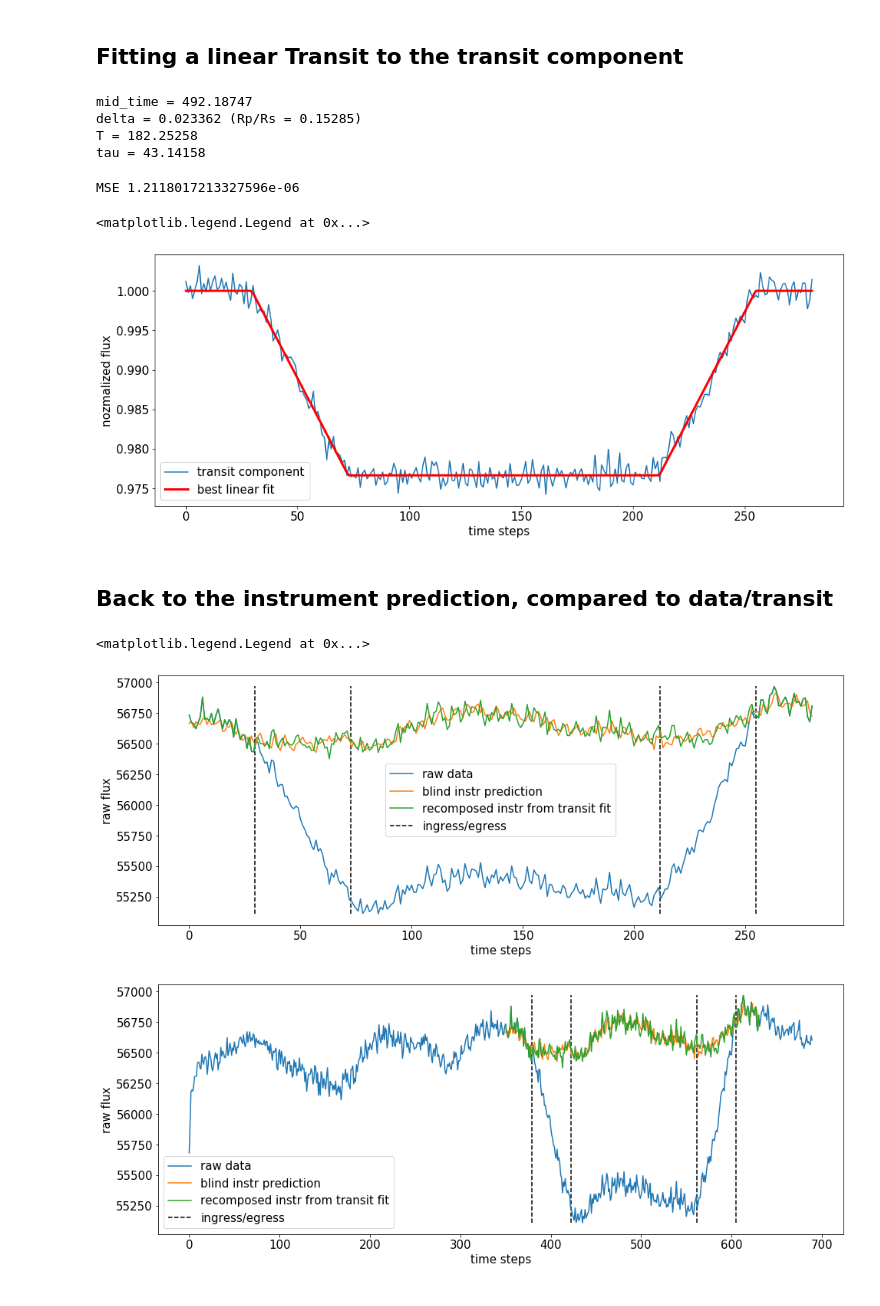
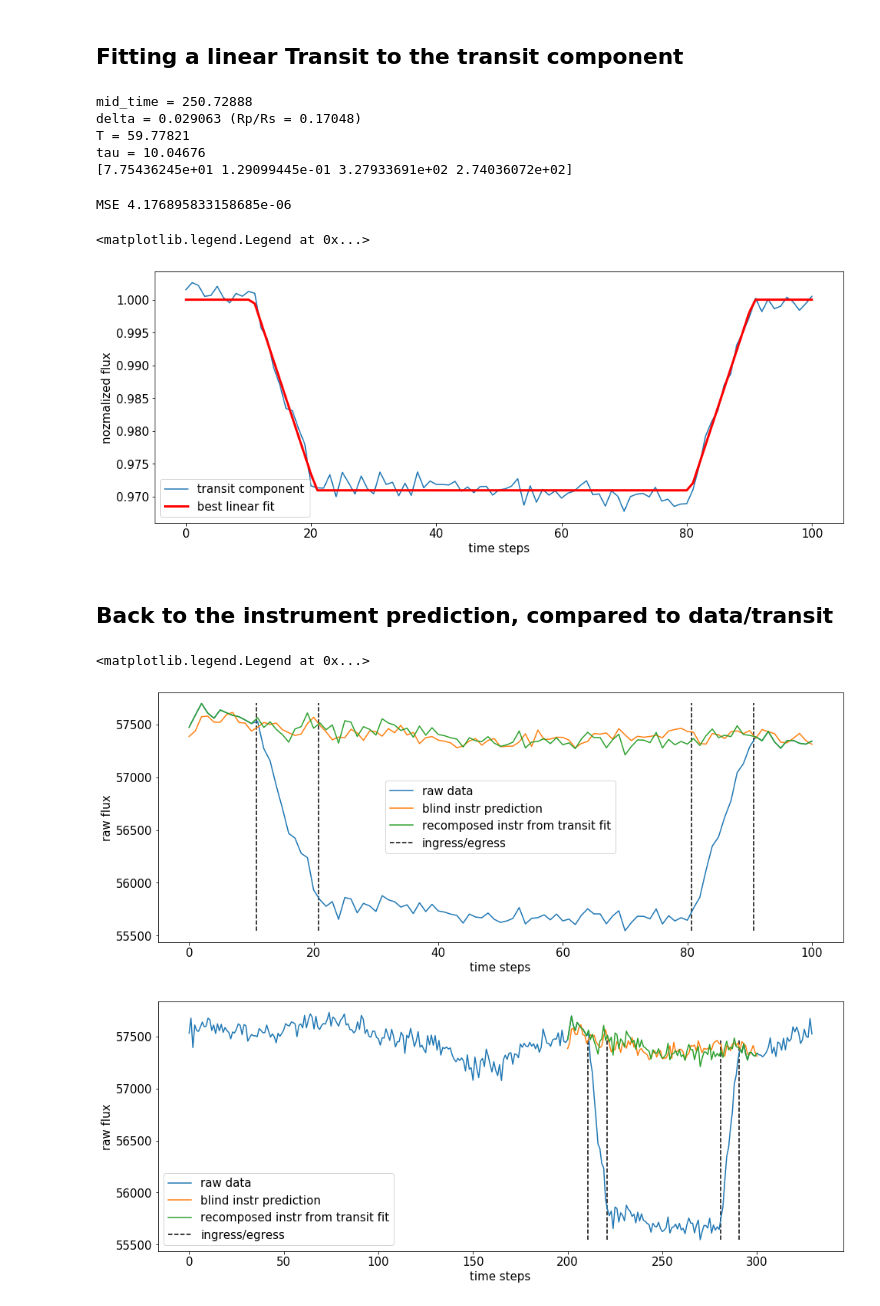
Before and after one commit to ucl-exoplanets/deepARTransit, a Jupyter notebook: deepartransit/notebooks/00_fitting_predictions.ipynb, the cells around one changed output. Drawn from its saved outputs; the diff is of its cells as text; code cells hidden in the pictures.

```diff
--- a/deepartransit/notebooks/00_fitting_predictions.ipynb
+++ b/deepartransit/notebooks/00_fitting_predictions.ipynb
@@ -30,6 +30,7 @@ project_button = widgets.Dropdown(
 
 experiment_button = widgets.Dropdown(
     options=[os.path.join('deeparsys_fulltime'),
+             os.path.join('cobweb', 'deeparsys_dev'),
              os.path.join('cobweb', 'deeparsys_fulltime'),
              os.path.join('cobweb', 'deepartrans_fulltime'),
              os.path.join('cobweb', 'rlc', 'deeparsys_nocov'),
@@ -88,2 +88,5 @@ FileNotFoundError: [Errno 2] No such file or directory: './deepartransit/experim
+# %%
+# select an observation if several
+obs = 0
 # %% [markdown]
 ## NN prediction = interpolation traces
@@ -149,26 +154,28 @@ plt.legend()
 from utils.transit import LinearTransit
 time_array = np.arange(config.pretrans_length, config.pretrans_length + config.trans_length+1)
 transit = LinearTransit(time_array)
-transit.fit(transit_component)
+transit.fit(np.expand_dims(transit_component[obs,:],0))
 #(t_c, delta, T, tau) = fit_transit_linear(transit_component, repeat = width**2, time_array=time_array)
 (t_c, delta, T, tau) = transit.transit_pars
 print('mid_time = {:0.5f}'.format(t_c))
 print('delta = {:0.6f} (Rp/Rs = {:0.5f})'.format(delta, np.sqrt(delta)))
 print('T = {:0.5f}'.format(T))
 print('tau = {:0.5f}'.format(tau))
+print(np.sqrt(np.diag(transit.pcov)))
 # %% [output]
-mid_time = 492.18747
-delta = 0.023362 (Rp/Rs = 0.15285)
-T = 182.25258
-tau = 43.14158
+mid_time = 250.72888
+delta = 0.029063 (Rp/Rs = 0.17048)
+T = 59.77821
+tau = 10.04676
+[7.75436245e+01 1.29099445e-01 3.27933691e+02 2.74036072e+02]
 # %%
 # More transit params
-t1 = t_c - T/2 - tau/2  # Beginning of ingress
-t2 = t_c - T/2 + tau/2  # End of ingress
-t3 = t_c + T/2 - tau/2  # Beginning of egress
-t4 = t_c + T/2 + tau/2  # End of egress
+t1 = t_c - T/2 - tau  # Beginning of ingress
+t2 = t_c - T/2   # End of ingress
+t3 = t_c + T/2  # Beginning of egress
+t4 = t_c + T/2 + tau  # End of egress
 # %%
-grid = plotting.plot_mozaic(transit_component.T.reshape(-1, width, width), label='transit component')
+grid = plotting.plot_mozaic(transit_component[0].T.reshape(-1, width, width), label='transit component')
 transit_fit_moz = np.expand_dims(transit.flux, -1).repeat(width**2, -1)
 plotting.plot_mozaic(transit_fit_moz.reshape(-1,width, width),
                      grid=grid, label='best linear fit', color='red', linewidth=3)
@@ -177,41 +184,41 @@ plt.xlabel('time steps')
 plt.ylabel('nozmalized flux')
 plt.legend()
 # %% [output]
-MSE 1.2118017213327596e-06
+MSE 4.176895833158685e-06
 <matplotlib.legend.Legend at 0x...>
-[figure, old version]
+[figure, new version]
 # %% [markdown]
 ## Back to the instrument prediction, compared to data/transit
 # %%
-plt.plot(plc_trans.sum(0), label='raw data')
-plt.plot(pred_instr.sum(0), label='blind instr prediction')
-plt.plot(plc_trans.sum((0, -1))/transit.flux, label='recomposed instr from transit fit')
-plt.vlines(t1 - config.pretrans_length, plc_trans.sum(0).min(), plc_trans.sum(0).max(), linestyle='dashed', label = 'ingress/egress')
-plt.vlines(t2 - config.pretrans_length, plc_trans.sum(0).min(), plc_trans.sum(0).max(), linestyle='dashed')
-plt.vlines(t3 - config.pretrans_length, plc_trans.sum(0).min(), plc_trans.sum(0).max(), linestyle='dashed')
-plt.vlines(t4 - config.pretrans_length, plc_trans.sum(0).min(), plc_trans.sum(0).max(), linestyle='dashed')
+plt.plot(plc_trans[obs], label='raw data')
+plt.plot(pred_instr[obs], label='blind instr prediction')
+plt.plot(plc_trans[obs].sum(-1)/transit.flux, label='recomposed instr from transit fit')
+plt.vlines(t1 - config.pretrans_length, plc_trans[obs].min(), plc_trans[obs].max(), linestyle='dashed', label = 'ingress/egress')
+plt.vlines(t2 - config.pretrans_length, plc_trans[obs].min(), plc_trans[obs].max(), linestyle='dashed')
+plt.vlines(t3 - config.pretrans_length, plc_trans[obs].min(), plc_trans[obs].max(), linestyle='dashed')
+plt.vlines(t4 - config.pretrans_length, plc_trans[obs].min(), plc_trans[obs].max(), linestyle='dashed')
 plt.xlabel('time steps')
 plt.ylabel('raw flux')
 plt.legend()
 # %% [output]
 <matplotlib.legend.Legend at 0x...>
-[figure, old version]
+[figure, new version]
 # %%
-plt.plot(data.scaler_Z.inverse_transform(data.Z)[0,:,0], label='raw data')
+plt.plot(data.scaler_Z.inverse_transform(data.Z)[obs], label='raw data')
 
 plt.plot(range(config.pretrans_length, config.pretrans_length+ config.trans_length + 1),
-         pred_instr.sum(0), label='blind instr prediction')
+         pred_instr[obs], label='blind instr prediction')
 plt.plot(range(config.pretrans_length, config.pretrans_length+ config.trans_length + 1),
-         plc_trans.sum((0, -1))/transit.flux, label='recomposed instr from transit fit')
-plt.vlines(t1, plc_trans.sum(0).min(), plc_trans.sum(0).max(), linestyle='dashed', label = 'ingress/egress')
-plt.vlines(t2, plc_trans.sum(0).min(), plc_trans.sum(0).max(), linestyle='dashed')
-plt.vlines(t3, plc_trans.sum(0).min(), plc_trans.sum(0).max(), linestyle='dashed')
-plt.vlines(t4, plc_trans.sum(0).min(), plc_trans.sum(0).max(), linestyle='dashed')
+         plc_trans[obs].sum((-1))/transit.flux, label='recomposed instr from transit fit')
+plt.vlines(t1, plc_trans[obs].min(), plc_trans[obs], linestyle='dashed', label = 'ingress/egress')
+plt.vlines(t2, plc_trans[obs].min(), plc_trans[obs], linestyle='dashed')
+plt.vlines(t3, plc_trans[obs].min(), plc_trans[obs], linestyle='dashed')
+plt.vlines(t4, plc_trans[obs].min(), plc_trans[obs], linestyle='dashed')
 plt.xlabel('time steps')
 plt.ylabel('raw flux')
 plt.legend()
 plt.show()
 # covariates
 # plt.plot(data.scaler_X.inverse_transform(data.X)[0,:,:], label='raw data')
 # %% [output]
-[figure, old version]
+[figure, new version]
```
Also changed, not shown: parts of 14 cells of this notebook, 4 other files.
